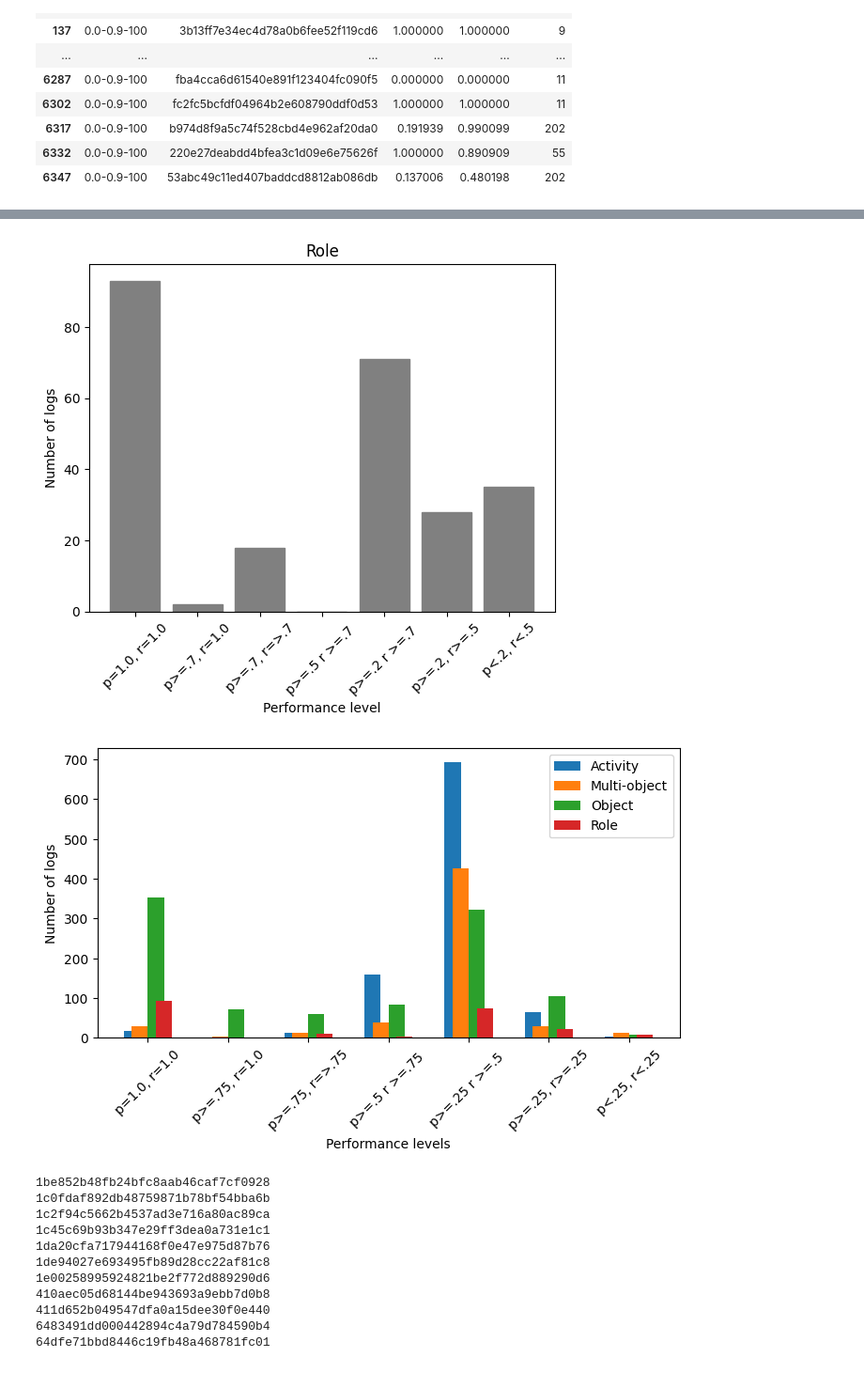
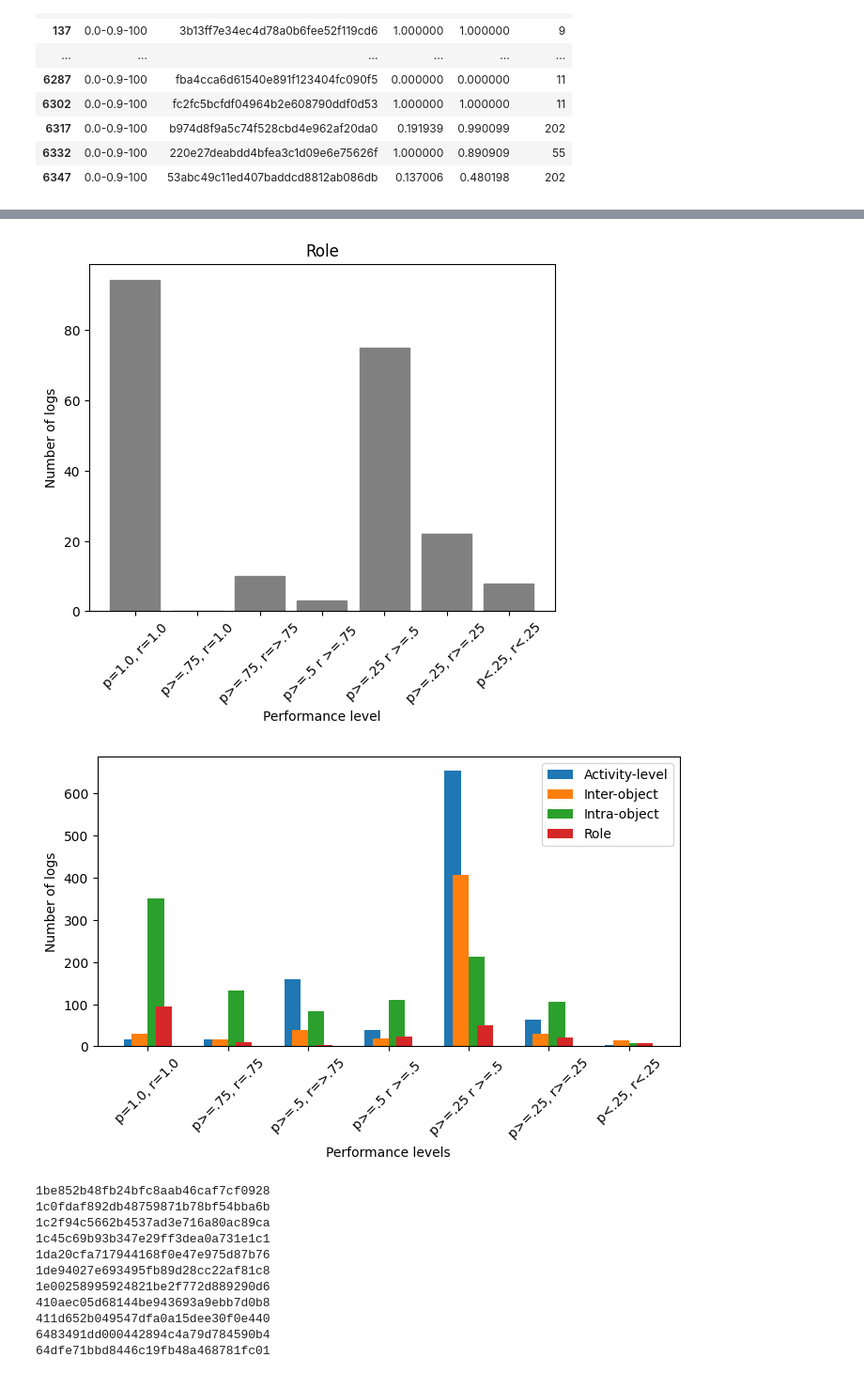
Before and after one commit to a-rebmann/semantic-constraint-miner, a Jupyter notebook: notebooks/evaluation_results.ipynb, the cells around one changed output, grey strips where cells are left out. Shown: that part at 94% size. Drawn from its saved outputs; the diff is of its cells as text; code cells hidden in the pictures.

```diff
--- a/notebooks/evaluation_results.ipynb
+++ b/notebooks/evaluation_results.ipynb
@@ -249,9 +249,9 @@ counts_medium_bad = {}
 counts_bad = {}
 for const_type in const_types:
     count_perfect = ((per_const_dfs[const_type]['precision'] >= 0.99) & (per_const_dfs[const_type]['recall'] >= 0.99)).sum()
-    count_great = ((per_const_dfs[const_type]['precision'] >= 0.75) & (per_const_dfs[const_type]['recall'] >= 0.99)).sum()
-    count_good = ((per_const_dfs[const_type]['precision'] >= 0.75) & (per_const_dfs[const_type]['recall'] >= 0.75)).sum()
-    count_medium_good = ((per_const_dfs[const_type]['precision'] >= 0.5) & (per_const_dfs[const_type]['recall'] >= 0.75)).sum()
+    count_great = ((per_const_dfs[const_type]['precision'] >= 0.75) & (per_const_dfs[const_type]['recall'] >= 0.75)).sum()
+    count_good = ((per_const_dfs[const_type]['precision'] >= 0.5) & (per_const_dfs[const_type]['recall'] >= 0.75)).sum()
+    count_medium_good = ((per_const_dfs[const_type]['precision'] >= 0.5) & (per_const_dfs[const_type]['recall'] >= 0.5)).sum()
     count_medium = ((per_const_dfs[const_type]['precision'] >= 0.25) & (per_const_dfs[const_type]['recall'] >= 0.5)).sum()
     count_medium_bad = ((per_const_dfs[const_type]['precision'] >= 0.25) & (per_const_dfs[const_type]['recall'] >= 0.25)).sum()
     count_bad = ((per_const_dfs[const_type]['precision'] < 0.25) & (per_const_dfs[const_type]['recall'] < 0.25)).sum()
@@ -350,44 +350,44 @@ plt.xticks(rotation = 45)
 # Displaying the chart
 plt.show()
 # %% [output]
-[figure, old version]
+[figure, new version]
 # %%
 import numpy as np
 import matplotlib.pyplot as plt
 
 # Data for the bars
-categories = ['p=1.0, r=1.0','p>=.75, r=1.0', 'p>=.75, r=>.75', 'p>=.5 r >=.75 ', 'p>=.25 r >=.5 ', 'p>=.25, r>=.25', 'p<.25, r<.25']
+categories = ['p=1.0, r=1.0','p>=.75, r=.75', 'p>=.5, r=>.75', 'p>=.5 r >=.5 ', 'p>=.25 r >=.5 ', 'p>=.25, r>=.25', 'p<.25, r<.25']
 bar1_values = [counts_perfect["Activity"],counts_great["Activity"], counts_good["Activity"], counts_medium_good["Activity"], counts_medium["Activity"], counts_medium_bad["Activity"], counts_bad["Activity"]]
 bar2_values = [counts_perfect["Multi-object"], counts_great["Multi-object"], counts_good["Multi-object"], counts_medium_good["Multi-object"], counts_medium["Multi-object"], counts_medium_bad["Multi-object"], counts_bad["Multi-object"]]
 bar3_values = [counts_perfect["Object"], counts_great["Object"], counts_good["Object"], counts_medium_good["Object"], counts_medium["Object"], counts_medium_bad["Object"], counts_bad["Object"]]
 bar4_values = [counts_perfect["Resource"], counts_great["Resource"], counts_good["Resource"], counts_medium_good["Resource"], counts_medium["Resource"], counts_medium_bad["Resource"], counts_bad["Resource"]]
 
 # Position of bars on x-axis
 x = np.arange(len(categories))
 
 # Width of each bar
 bar_width = 0.2
 
 # Creating the grouped bar chart
 fig, ax = plt.subplots(figsize=(8, 4))
-bar1 = ax.bar(x - bar_width, bar1_values, bar_width, label='Activity')
-bar2 = ax.bar(x - bar_width/2, bar2_values, bar_width, label='Multi-object')
-bar3 = ax.bar(x + bar_width/2, bar3_values, bar_width, label='Object')
+bar1 = ax.bar(x - bar_width, bar1_values, bar_width, label='Activity-level')
+bar2 = ax.bar(x - bar_width/2, bar2_values, bar_width, label='Inter-object')
+bar3 = ax.bar(x + bar_width/2, bar3_values, bar_width, label='Intra-object')
 bar4 = ax.bar(x + bar_width, bar4_values, bar_width, label='Role')
 
 # Adding labels, title, and ticks
 ax.set_xlabel('Performance levels')
 ax.set_ylabel('Number of logs')
 #ax.set_title('Grouped Bar Chart')
 ax.set_xticks(x)
 ax.set_xticklabels(categories)
 ax.legend()
 plt.xticks(rotation = 45)
 
 # Display the chart
 plt.show()
 # %% [output]
-[figure, old version]
+[figure, new version]
 # %%
 import os
 from pathlib import Path
```
Also changed, not shown: parts of 4 cells of this notebook, 3 other files.
